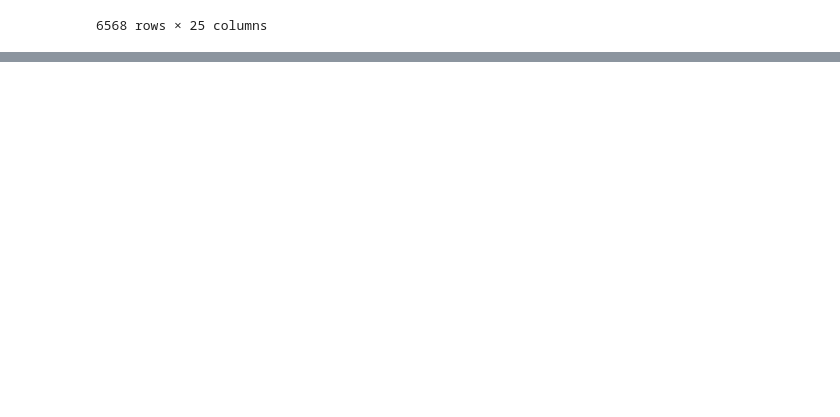
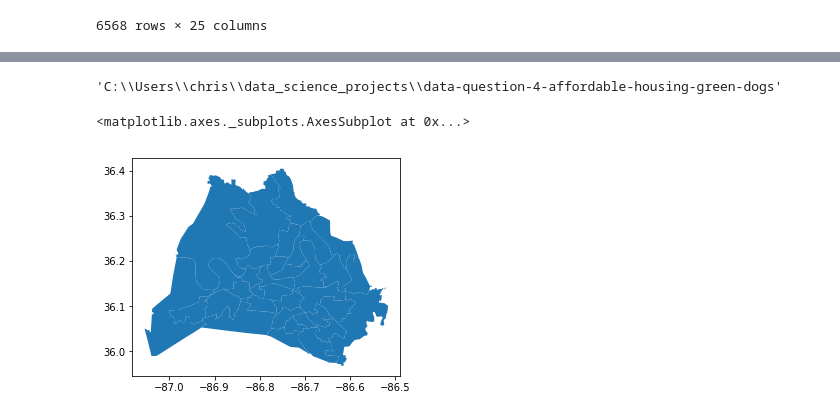
Before and after one commit to Cjcarlevato/data-question-4-affordable-housing-green-dogs, a Jupyter notebook: DQ4.ipynb, the cells around one changed output, grey strips where cells are left out. Saved outputs shown, nothing was run; the diff lists cells and outputs as text; code cells hidden in the pictures; blank space fills up the shorter version.

```diff
--- a/DQ4.ipynb
+++ b/DQ4.ipynb
@@ -283,0 +407,12 @@ final_sf.loc[final_sf['Council District'] == 15]
+# %%
+os.getcwd()
+# %% [output]
+'C:\\Users\\chris\\data_science_projects\\data-question-4-affordable-housing-green-dogs'
+# %%
+council_geo = gpd.read_file("Council District Outlines (GIS).geojson")
+council_geo['district'] = pd.to_numeric(council_geo['district'])
+# %%
+council_geo.plot()
+# %% [output]
+<matplotlib.axes._subplots.AxesSubplot at 0x...>
+[figure, added]
```
Also changed, not shown: parts of 42 cells of this notebook.
